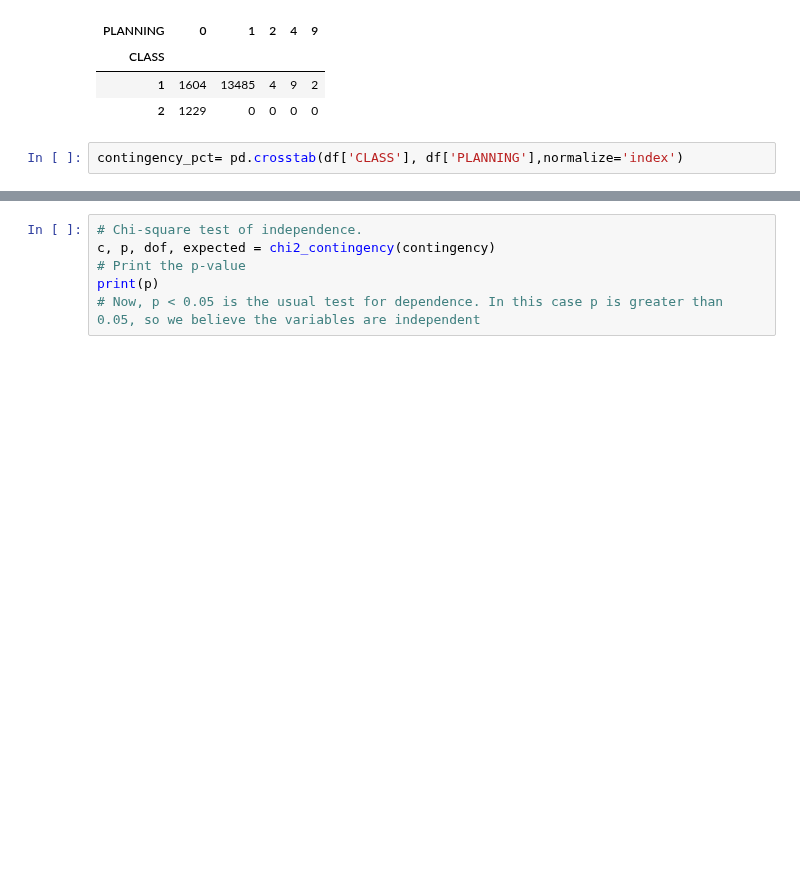
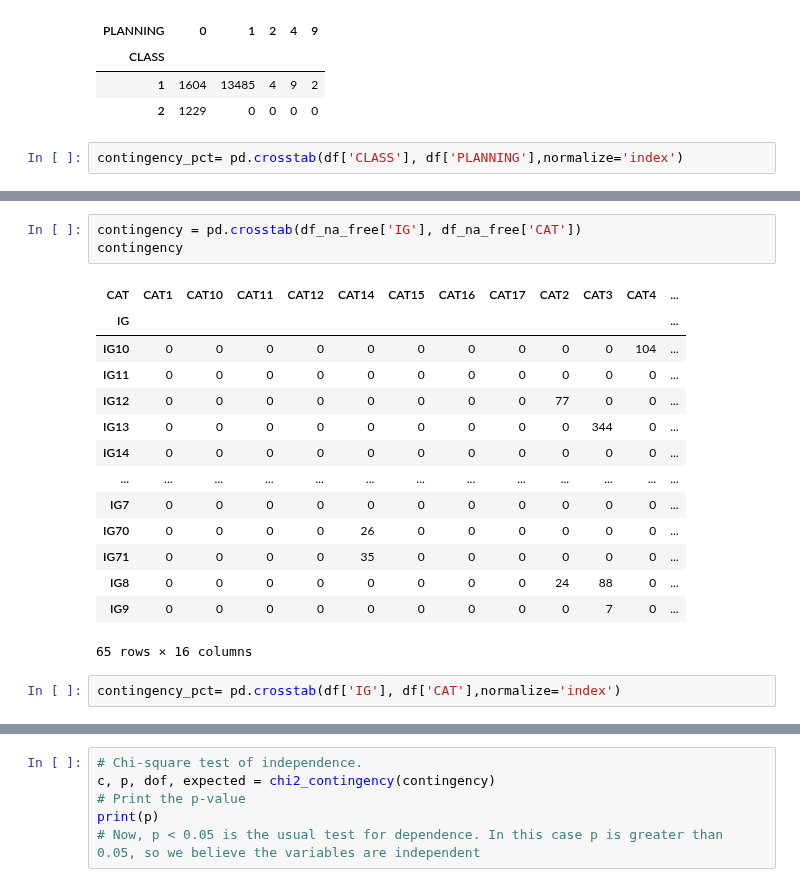
Before and after one commit to rjnakano/manejo-inventarios-pdg, a Jupyter notebook: Notebooks/1-inventarios-EDA.ipynb, the cells around one changed output, grey strips where cells are left out. Cells and saved outputs as stored; diff of their text form; blank space fills up the shorter version.

```diff
--- a/Notebooks/1-inventarios-EDA.ipynb
+++ b/Notebooks/1-inventarios-EDA.ipynb
@@ -396,3 +431,23 @@ contingency_pct= pd.crosstab(df['CLASS'], df['PLANNING'],normalize='index')
+# %%
+contingency = pd.crosstab(df_na_free['IG'], df_na_free['CAT'])
+contingency
+# %% [output]
+| CAT | CAT1 | CAT10 | CAT11 | CAT12 | CAT14 | CAT15 | CAT16 | CAT17 | CAT2 | CAT3 | CAT4 | ... |
+| IG |  |  |  |  |  |  |  |  |  |  |  | ... |
+| IG10 | 0 | 0 | 0 | 0 | 0 | 0 | 0 | 0 | 0 | 0 | 104 | ... |
+| IG11 | 0 | 0 | 0 | 0 | 0 | 0 | 0 | 0 | 0 | 0 | 0 | ... |
+| IG12 | 0 | 0 | 0 | 0 | 0 | 0 | 0 | 0 | 77 | 0 | 0 | ... |
+| IG13 | 0 | 0 | 0 | 0 | 0 | 0 | 0 | 0 | 0 | 344 | 0 | ... |
+| IG14 | 0 | 0 | 0 | 0 | 0 | 0 | 0 | 0 | 0 | 0 | 0 | ... |
+| ... | ... | ... | ... | ... | ... | ... | ... | ... | ... | ... | ... | ... |
+| IG7 | 0 | 0 | 0 | 0 | 0 | 0 | 0 | 0 | 0 | 0 | 0 | ... |
+| IG70 | 0 | 0 | 0 | 0 | 26 | 0 | 0 | 0 | 0 | 0 | 0 | ... |
+| IG71 | 0 | 0 | 0 | 0 | 35 | 0 | 0 | 0 | 0 | 0 | 0 | ... |
+| IG8 | 0 | 0 | 0 | 0 | 0 | 0 | 0 | 0 | 24 | 88 | 0 | ... |
+| IG9 | 0 | 0 | 0 | 0 | 0 | 0 | 0 | 0 | 0 | 7 | 0 | ... |
+65 rows × 16 columns
+# %%
+contingency_pct= pd.crosstab(df['IG'], df['CAT'],normalize='index')
 # %%
 contingency_pct
 # %% [output]
```
Also changed, not shown: parts of 11 cells of this notebook.
